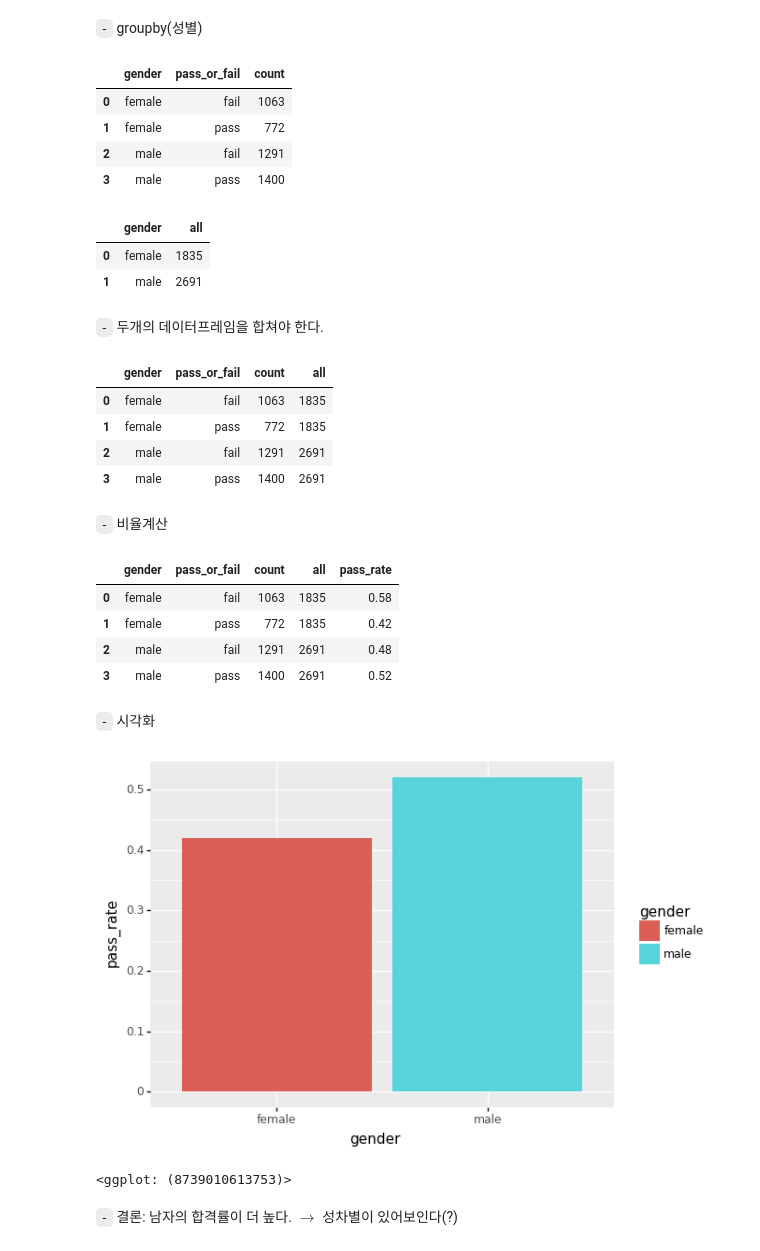
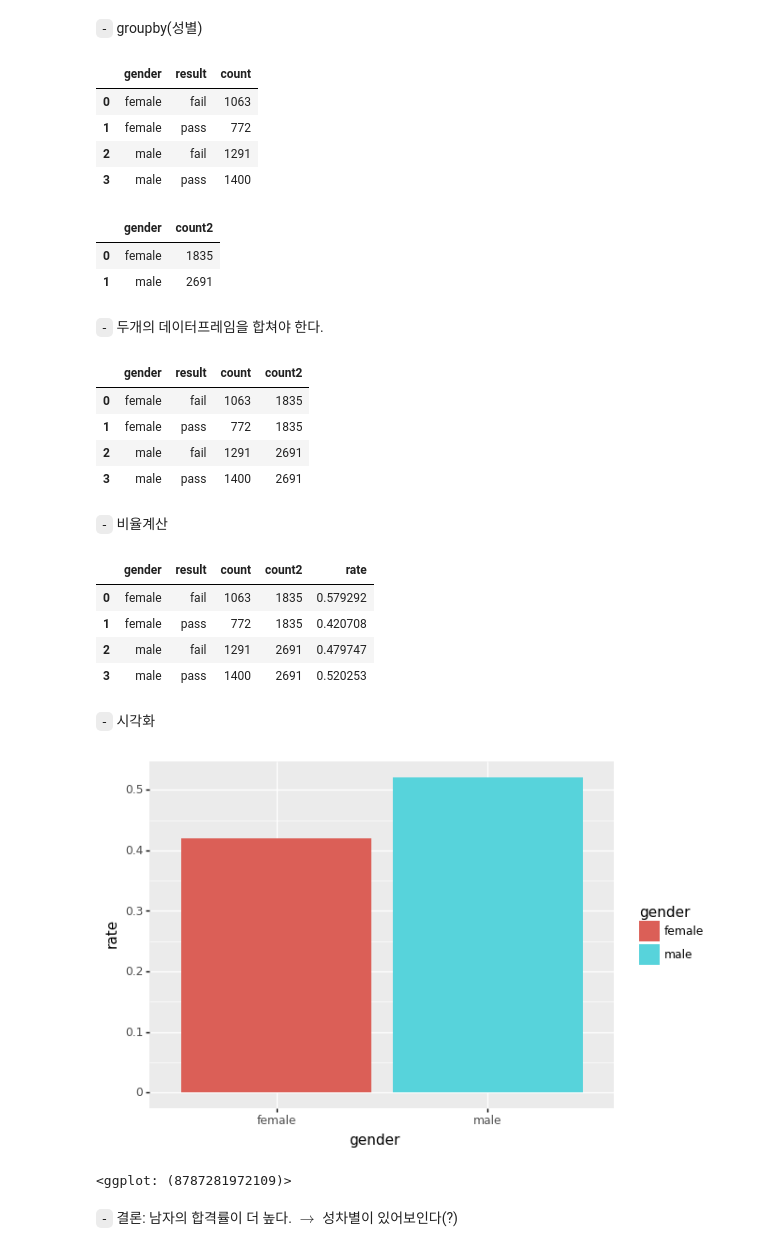
Before and after one commit to guebin/DV2022_backup, a Jupyter notebook: _notebooks/2099-01-01-draft.ipynb, the cells around one changed output. Drawn from its saved outputs; the diff is of its cells as text; code cells hidden in the pictures.

```diff
--- a/_notebooks/2099-01-01-draft.ipynb
+++ b/_notebooks/2099-01-01-draft.ipynb
@@ -540,8 +14,8 @@ ggplot(data)+geom_col(aes(x='Nationality',y='Overall',fill='Nationality'))
 `-` 주장: 버클리대학에 gender bias가 존재한다.
 - 1973년 가을학기의 입학통계에 따르면 지원하는 남성이 여성보다 훨씬 많이 합격했고, 그 차이가 너무 커서 우연의 일치라 보기 어렵다.
 # %%
-df=pd.read_csv("Simpson.csv",index_col=0,header=[0,1])\
+df=pd.read_csv("https://raw.githubusercontent.com/guebin/DV2022/master/_notebooks/Simpson.csv",index_col=0,header=[0,1])\
 .stack().stack().reset_index()\
-.rename(columns={'level_0':'department','level_1':'pass_or_fail','level_2':'gender',0:'count'})
+.rename(columns={'level_0':'department','level_1':'result','level_2':'gender',0:'count'})
 df
 # %% [output]
@@ -567,26 +41,26 @@ df
 # %% [markdown]
 `-` groupby(성별)
 # %%
-df.groupby(['gender','pass_or_fail']).agg({'count':np.sum}).reset_index()
+df.groupby(['gender','result']).agg({'count':np.sum}).reset_index()
 # %% [output]
-|  | gender | pass_or_fail | count |
+|  | gender | result | count |
 | 0 | female | fail | 1063 |
 | 1 | female | pass | 772 |
 | 2 | male | fail | 1291 |
 | 3 | male | pass | 1400 |
 # %%
-df.groupby(['gender']).agg({'count':np.sum}).reset_index().rename({'count':'all'},axis=1)
+df.groupby(['gender']).agg({'count':np.sum}).reset_index().rename({'count':'count2'},axis=1)
 # %% [output]
-|  | gender | all |
+|  | gender | count2 |
 | 0 | female | 1835 |
 | 1 | male | 2691 |
 # %% [markdown]
 `-` 두개의 데이터프레임을 합쳐야 한다.
 # %%
-df.groupby(['gender','pass_or_fail']).agg({'count':np.sum}).reset_index()\
-.merge(df.groupby(['gender']).agg({'count':np.sum}).reset_index().rename({'count':'all'},axis=1))
+df.groupby(['gender','result']).agg({'count':np.sum}).reset_index()\
+.merge(df.groupby(['gender']).agg({'count':np.sum}).reset_index().rename({'count':'count2'},axis=1))
 # %% [output]
-|  | gender | pass_or_fail | count | all |
+|  | gender | result | count | count2 |
 | 0 | female | fail | 1063 | 1835 |
 | 1 | female | pass | 772 | 1835 |
 | 2 | male | fail | 1291 | 2691 |
@@ -594,23 +68,23 @@ df.groupby(['gender','pass_or_fail']).agg({'count':np.sum}).reset_index()\
 # %% [markdown]
 `-` 비율계산
 # %%
-data1= df.groupby(['gender','pass_or_fail']).agg({'count':np.sum}).reset_index()\
-.merge(df.groupby(['gender']).agg({'count':np.sum}).reset_index().rename({'count':'all'},axis=1))\
-.assign(pass_rate = lambda df: (df['count']/df['all']).round(2))
+data1= df.groupby(['gender','result']).agg({'count':np.sum}).reset_index()\
+.merge(df.groupby(['gender']).agg({'count':np.sum}).reset_index().rename({'count':'count2'},axis=1))\
+.eval('rate = count/count2')
 data1
 # %% [output]
-|  | gender | pass_or_fail | count | all | pass_rate |
-| 0 | female | fail | 1063 | 1835 | 0.58 |
-| 1 | female | pass | 772 | 1835 | 0.42 |
-| 2 | male | fail | 1291 | 2691 | 0.48 |
-| 3 | male | pass | 1400 | 2691 | 0.52 |
+|  | gender | result | count | count2 | rate |
+| 0 | female | fail | 1063 | 1835 | 0.579292 |
+| 1 | female | pass | 772 | 1835 | 0.420708 |
+| 2 | male | fail | 1291 | 2691 | 0.479747 |
+| 3 | male | pass | 1400 | 2691 | 0.520253 |
 # %% [markdown]
 `-` 시각화
 # %%
-ggplot(data1.query('pass_or_fail == "pass"'))+geom_col(aes(x='gender',y='pass_rate',fill='gender'))
+ggplot(data1.query('result=="pass"'))+geom_col(aes(x='gender',y='rate',fill='gender'))
 # %% [output]
-[figure, old version]
+[figure, new version]
-<ggplot: (8739010613753)>
+<ggplot: (8787281972109)>
 # %% [markdown]
 `-` 결론: 남자의 합격률이 더 높다. $\to$ 성차별이 있어보인다(?)
 # %% [markdown]
```
Also changed, not shown: parts of 112 cells of this notebook, 1 other file.
